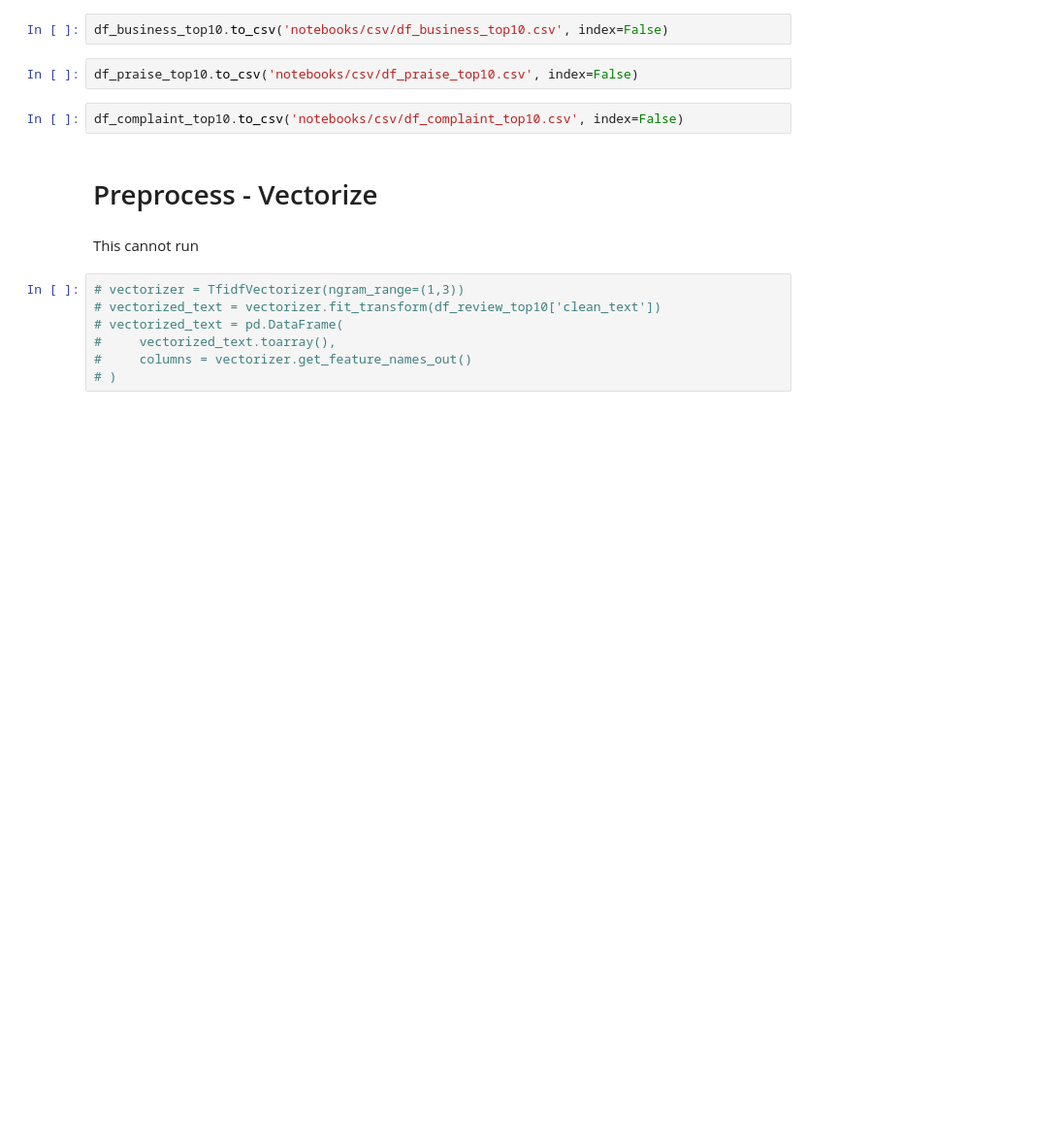
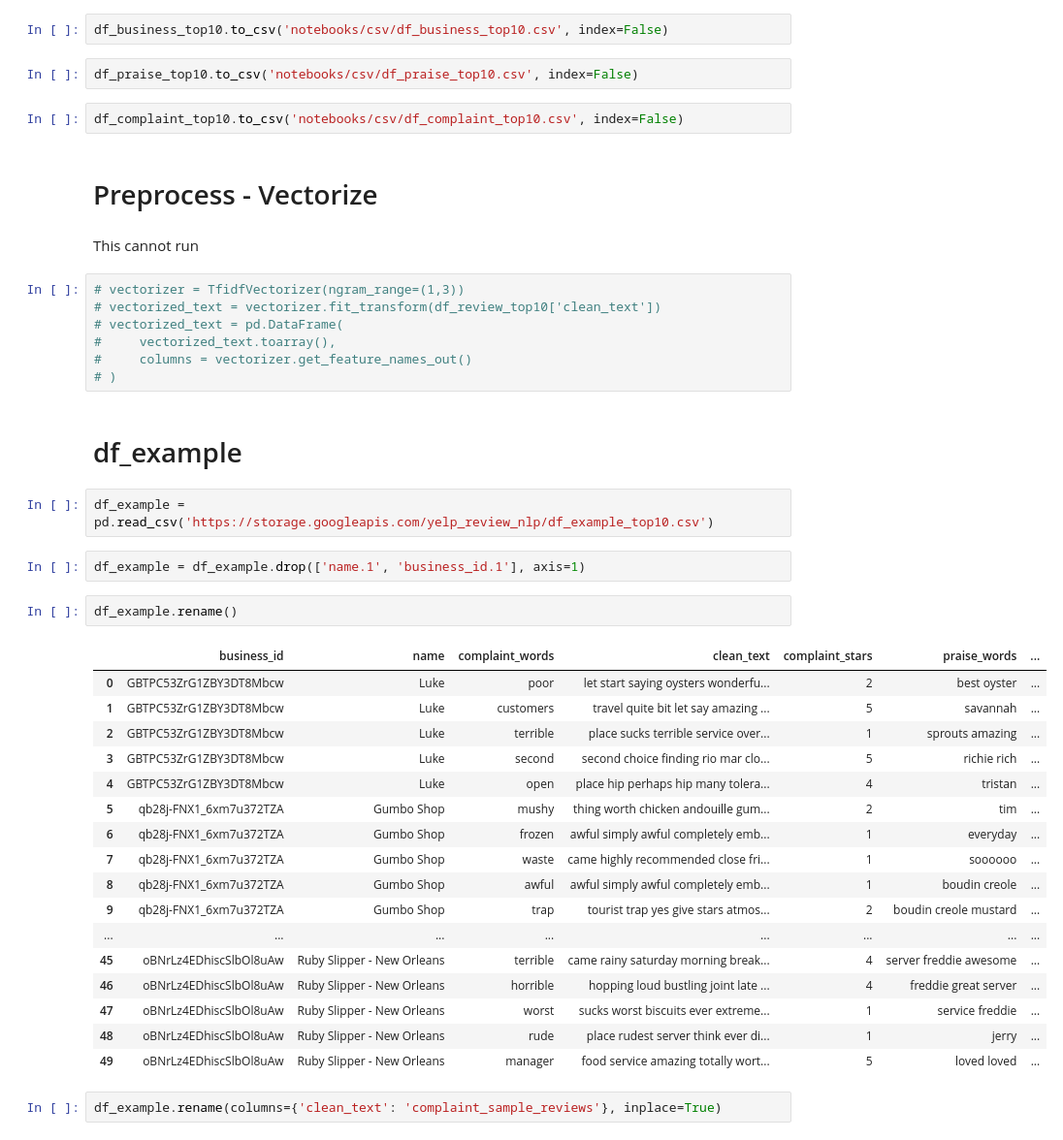
Before and after one commit to SandunKanan/yelp-review-nlp, a Jupyter notebook: notebooks/data_preprocess.ipynb, the cells around one changed output. Shown at 97% size. Cells and saved outputs as stored; diff of their text form; blank space fills up the shorter version.

```diff
--- a/notebooks/data_preprocess.ipynb
+++ b/notebooks/data_preprocess.ipynb
@@ -262,3 +262,31 @@ This cannot run
 #     vectorized_text.toarray(),
 #     columns = vectorizer.get_feature_names_out()
 # )
+# %% [markdown]
+# df_example
+# %%
+df_example = pd.read_csv('https://storage.googleapis.com/yelp_review_nlp/df_example_top10.csv')
+# %%
+df_example = df_example.drop(['name.1', 'business_id.1'], axis=1)
+# %%
+df_example.rename()
+# %% [output]
+|  | business_id | name | complaint_words | clean_text | complaint_stars | praise_words | ... |
+| 0 | GBTPC53ZrG1ZBY3DT8Mbcw | Luke | poor | let start saying oysters wonderfu... | 2 | best oyster | ... |
+| 1 | GBTPC53ZrG1ZBY3DT8Mbcw | Luke | customers | travel quite bit let say amazing ... | 5 | savannah | ... |
+| 2 | GBTPC53ZrG1ZBY3DT8Mbcw | Luke | terrible | place sucks terrible service over... | 1 | sprouts amazing | ... |
+| 3 | GBTPC53ZrG1ZBY3DT8Mbcw | Luke | second | second choice finding rio mar clo... | 5 | richie rich | ... |
+| 4 | GBTPC53ZrG1ZBY3DT8Mbcw | Luke | open | place hip perhaps hip many tolera... | 4 | tristan | ... |
+| 5 | qb28j-FNX1_6xm7u372TZA | Gumbo Shop | mushy | thing worth chicken andouille gum... | 2 | tim | ... |
+| 6 | qb28j-FNX1_6xm7u372TZA | Gumbo Shop | frozen | awful simply awful completely emb... | 1 | everyday | ... |
+| 7 | qb28j-FNX1_6xm7u372TZA | Gumbo Shop | waste | came highly recommended close fri... | 1 | soooooo | ... |
+| 8 | qb28j-FNX1_6xm7u372TZA | Gumbo Shop | awful | awful simply awful completely emb... | 1 | boudin creole | ... |
+| 9 | qb28j-FNX1_6xm7u372TZA | Gumbo Shop | trap | tourist trap yes give stars atmos... | 2 | boudin creole mustard | ... |
+| ... | ... | ... | ... | ... | ... | ... | ... |
+| 45 | oBNrLz4EDhiscSlbOl8uAw | Ruby Slipper - New Orleans | terrible | came rainy saturday morning break... | 4 | server freddie awesome | ... |
+| 46 | oBNrLz4EDhiscSlbOl8uAw | Ruby Slipper - New Orleans | horrible | hopping loud bustling joint late ... | 4 | freddie great server | ... |
+| 47 | oBNrLz4EDhiscSlbOl8uAw | Ruby Slipper - New Orleans | worst | sucks worst biscuits ever extreme... | 1 | service freddie | ... |
+| 48 | oBNrLz4EDhiscSlbOl8uAw | Ruby Slipper - New Orleans | rude | place rudest server think ever di... | 1 | jerry | ... |
+| 49 | oBNrLz4EDhiscSlbOl8uAw | Ruby Slipper - New Orleans | manager | food service amazing totally wort... | 5 | loved loved | ... |
+# %%
+df_example.rename(columns={'clean_text': 'complaint_sample_reviews'}, inplace=True)
```
Also changed, not shown: parts of 3 cells of this notebook, 9 other files.
